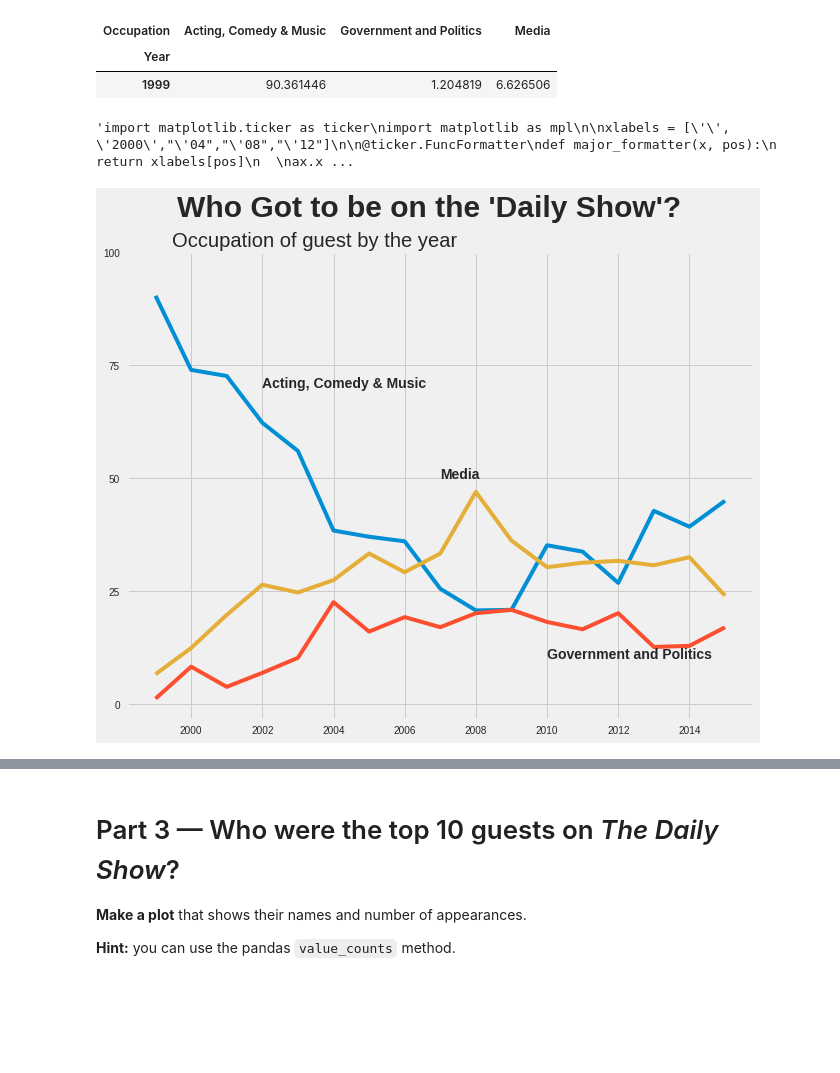
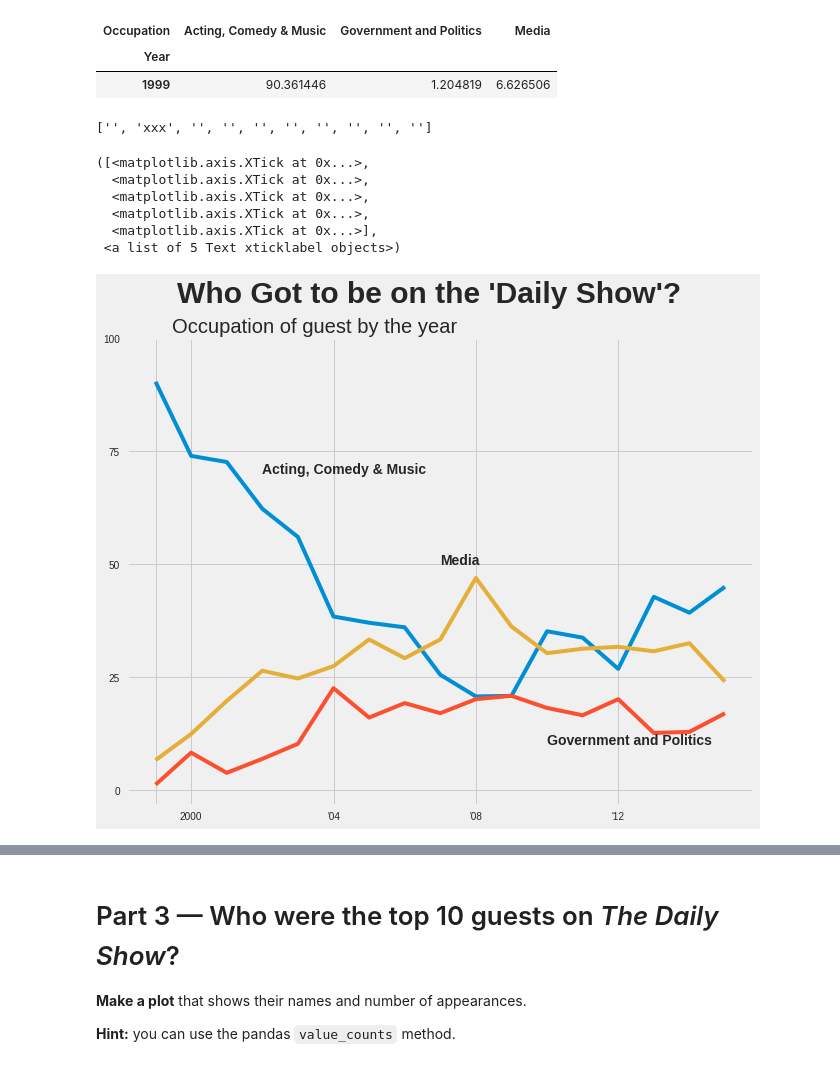
Before and after one commit to bloominstituteoftechnology/DS-Sprint-02-Storytelling-With-Data, a Jupyter notebook: DS_Unit_1_Sprint_Challenge_2.ipynb, the cells around one changed output, grey strips where cells are left out. Cells and saved outputs as stored; diff of their text form; code cells hidden in the pictures; blank space fills up the shorter version.

```diff
--- a/DS_Unit_1_Sprint_Challenge_2.ipynb
+++ b/DS_Unit_1_Sprint_Challenge_2.ipynb
@@ -131,49 +131,70 @@ guest.head(1)
 | 1999 | 90.361446 | 1.204819 | 6.626506 |
 # %%
 
-plt.style.use('fivethirtyeight') #no difference?
 
 '''fig = plt.figure(figsize= (10,8))
 ax = fig.add_subplot(111)
 ax.plot(guest)
 '''
 
 
 fig, ax = plt.subplots( figsize=(10,8))
-fig.suptitle("Who Got to be on the 'Daily Show'?", fontsize=30, fontweight='bold')
+fig.suptitle("Who Got to be on the 'Daily Show'?",
+             fontsize=30,
+             fontweight='bold')
 
 ax.plot(guest)
 
 ax.set_title("Occupation of guest by the year", x=0.3 )
 
 ax.annotate(s="Acting, Comedy & Music", xytext=(2002, 70), xy=(2002,70),fontweight='bold')
 ax.annotate(s="Media", xytext=(2007, 50), xy=(2007,50),fontweight='bold')
 ax.annotate(s="Government and Politics", xytext=(2010, 10), xy=(2010,10),fontweight='bold')
 
 ax.set(xlabel = '',
        ylabel = '',
        yticks = range(0, 101, 25))
 
 
-#plt.xticks( ('', '2000',"'04","'08","'12"))
+ll = [item.get_text() for item in ax.get_xticklabels()]
+ll[1]="xxx"
+print(ll)
 
-'''import matplotlib.ticker as ticker
+import matplotlib.ticker as ticker
 import matplotlib as mpl
 
-xlabels = ['', '2000',"'04","'08","'12"]
+xlabels = ['   ', '2000',"\'04","\'08","\'12"]
 
-@ticker.FuncFormatter
-def major_formatter(x, pos):
-  return xlabels[pos]
+#@ticker.FuncFormatter
 
-ax.xaxis.set_major_formatter(major_formatter)
+def x_func(x, tick_number):
+  if(x == 1999) :
+    return xlabels[0]
+  elif x == '2000.0' :
+    return xlabels[1]
+  elif x == '2004.0' :
+    return xlabels[2]
+  elif x == '2008.0' :
+    return xlabels[3]
+  else:
+    return xlabels[4]
 
-#ax.set_xticks([0,2000,2005,2010,2018])
-ax.xaxis.set_major_formatter(mpl.ticker.FixedFormatter(xlabels))
-'''
+#ax.xaxis.set_major_formatter(ticker.FuncFormatter(x_func))
+
+
+#ax.xaxis.set_major_formatter(mpl.ticker.FixedFormatter(xlabels))
+
+l = [1999, 2000, 2004, 2008, 2012]
+plt.xticks(l, xlabels)
 # %% [output]
-'import matplotlib.ticker as ticker\nimport matplotlib as mpl\n\nxlabels = [\'\', \'2000\',"\'04","\'08","\'12"]\n\n@ticker.FuncFormatter\ndef major_formatter(x, pos):\n  return xlabels[pos]\n  \nax.x ...
+['', 'xxx', '', '', '', '', '', '', '', '']
+([<matplotlib.axis.XTick at 0x...>,
+  <matplotlib.axis.XTick at 0x...>,
+  <matplotlib.axis.XTick at 0x...>,
+  <matplotlib.axis.XTick at 0x...>,
+  <matplotlib.axis.XTick at 0x...>],
+ <a list of 5 Text xticklabel objects>)
-[figure, old version]
+[figure, new version]
 # %%
 import matplotlib as mpl
 import matplotlib.pyplot as plt
```
Also changed, not shown: parts of 1 cell of this notebook.
